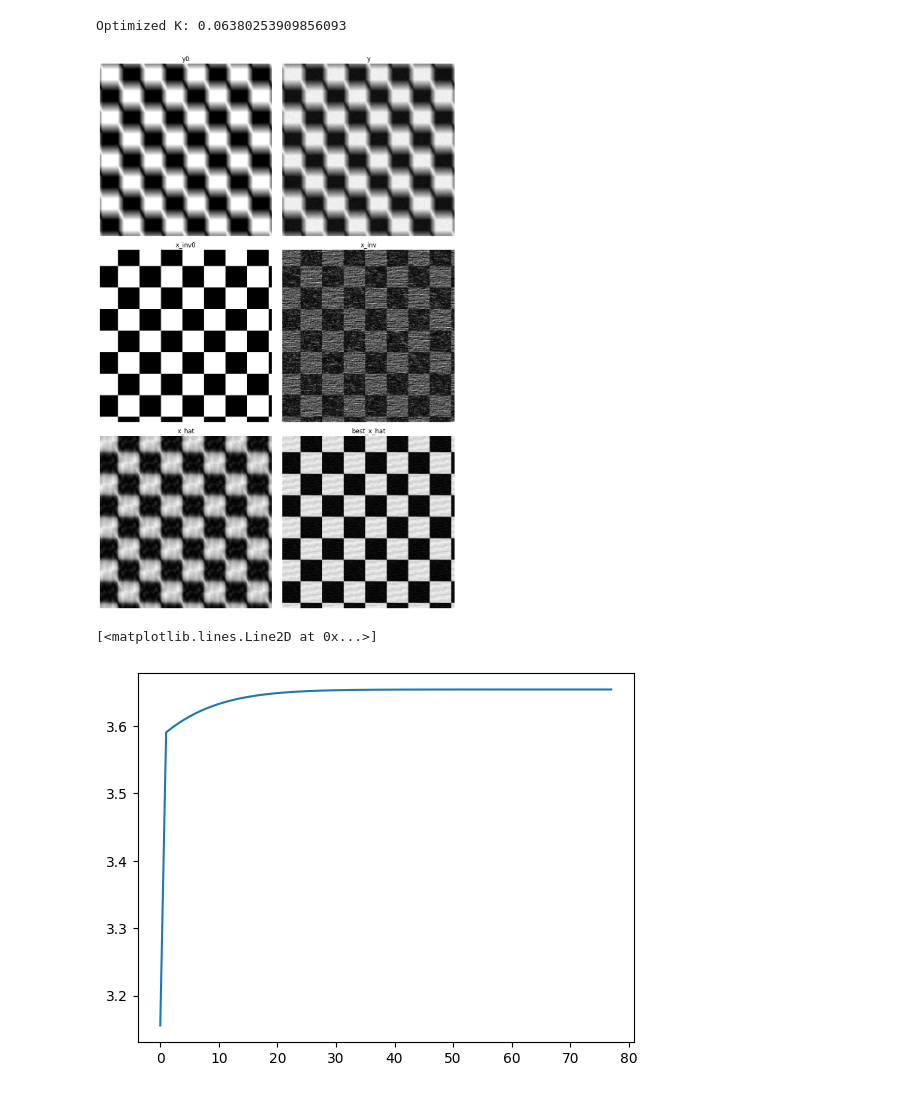
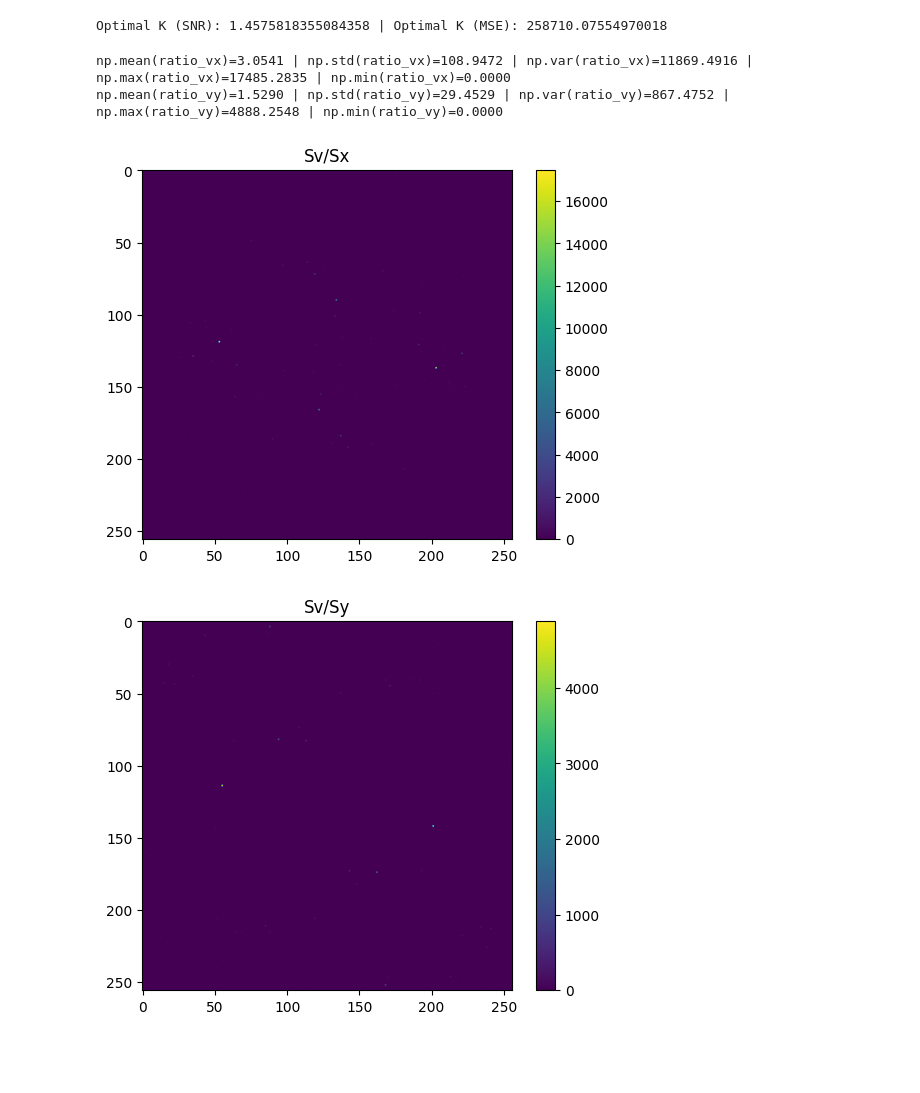
Before and after one commit to andriotis/dip-3, a Jupyter notebook: lab.ipynb, the cells around one changed output. Saved outputs shown, nothing was run; the diff lists cells and outputs as text; code cells hidden in the pictures; blank space fills up the shorter version.

```diff
--- a/lab.ipynb
+++ b/lab.ipynb
@@ -69,31 +157,51 @@ def gradient_descent_optimize_K_SNR(y, h, K_init, lr, max_iters=100, tol=1e-5):
 # %%
-image_path = "data/checkerboard.tif"
+image_path = "data/cameraman.tif"
 x, y0, y, h, v = generate_noisy_image(
     image_path=image_path, noise_level=0.02, length=20, angle=30
 )
 
-K_init = 1e-3
-lr = 1e-3
-K_opt, snr_history = gradient_descent_optimize_K_SNR(y, h, K_init, lr)
-
-print(f"Optimized K: {K_opt}")
-
-Sx = np.abs(fft2(x)) ** 2
-Sv = np.abs(fft2(v)) ** 2
-
 x_inv0 = my_inverse_filter(y=y0, h=h)
 x_inv = my_inverse_filter(y=y, h=h)
-best_x_hat = my_best_wiener_filter(y=y, h=h, Sx=Sx, Sv=Sv)
-x_hat = my_wiener_filter(y=y, h=h, K=K_opt)
 
-images = [y0, y, x_inv0, x_inv, x_hat, best_x_hat]
-titles = ["y0", "y", "x_inv0", "x_inv", "x_hat", "best_x_hat"]
-show_images_grid(images, titles)
+best_x_hat = my_best_wiener_filter(
+    y=y, h=h, Sx=np.abs(fft2(x)) ** 2, Sv=np.abs(fft2(v)) ** 2
+)
+
+K_init = -1e-2
+lr = 1e-3
+
+K_opt_SNR, snr_history = gradient_descent_optimize_K_SNR(y, h, K_init, lr)
+K_opt_MSE, mse_history = gradient_descent_optimize_K_MSE(y, h, K_init, lr)
+
+print(f"Optimal K (SNR): {K_opt_SNR} | Optimal K (MSE): {K_opt_MSE}")
+
+x_hat_SNR = my_wiener_filter(y=y, h=h, K=K_opt_SNR)
+x_hat_MSE = my_wiener_filter(y=y, h=h, K=K_opt_MSE)
 # %% [output]
-Optimized K: 0.06380253909856093
+Optimal K (SNR): 1.4575818355084358 | Optimal K (MSE): 258710.07554970018
-[figure, removed]
-# %%
-plt.plot(snr_history)
-# %% [output]
-[<matplotlib.lines.Line2D at 0x...>]
-[figure, removed]
+# %%
+Sx = np.abs(fft2(x)) ** 2
+Sv = np.abs(fft2(v)) ** 2
+Sy = np.abs(fft2(y)) ** 2
+
+ratio_vx = Sv / Sx
+print(
+    f"{np.mean(ratio_vx)=:.4f} | {np.std(ratio_vx)=:.4f} | {np.var(ratio_vx)=:.4f} | {np.max(ratio_vx)=:.4f} | {np.min(ratio_vx)=:.4f}"
+)
+ratio_vy = Sv / Sy
+print(
+    f"{np.mean(ratio_vy)=:.4f} | {np.std(ratio_vy)=:.4f} | {np.var(ratio_vy)=:.4f} | {np.max(ratio_vy)=:.4f} | {np.min(ratio_vy)=:.4f}"
+)
+plt.imshow(ratio_vx)
+plt.colorbar()
+plt.title("Sv/Sx")
+plt.show()
+plt.imshow(ratio_vy)
+plt.colorbar()
+plt.title("Sv/Sy")
+plt.show()
+# %% [output]
+np.mean(ratio_vx)=3.0541 | np.std(ratio_vx)=108.9472 | np.var(ratio_vx)=11869.4916 | np.max(ratio_vx)=17485.2835 | np.min(ratio_vx)=0.0000
+np.mean(ratio_vy)=1.5290 | np.std(ratio_vy)=29.4529 | np.var(ratio_vy)=867.4752 | np.max(ratio_vy)=4888.2548 | np.min(ratio_vy)=0.0000
+[figure, added]
+[figure, added]
```
Also changed, not shown: parts of 5 cells of this notebook, 1 other file.
